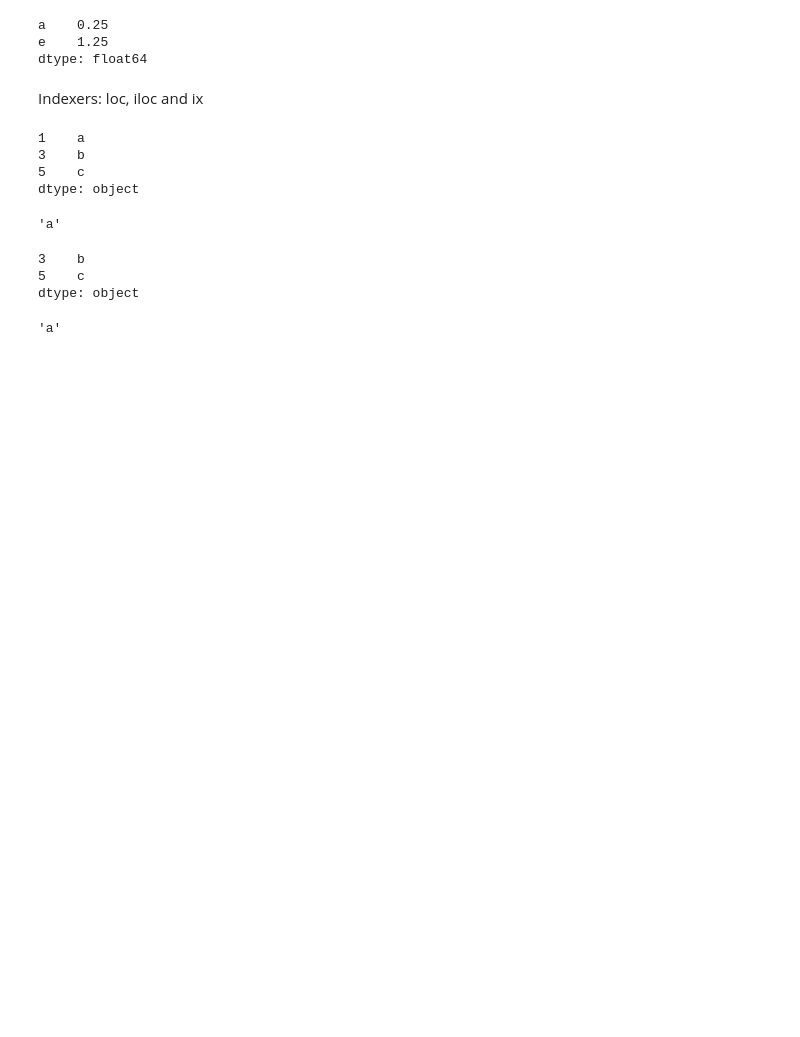
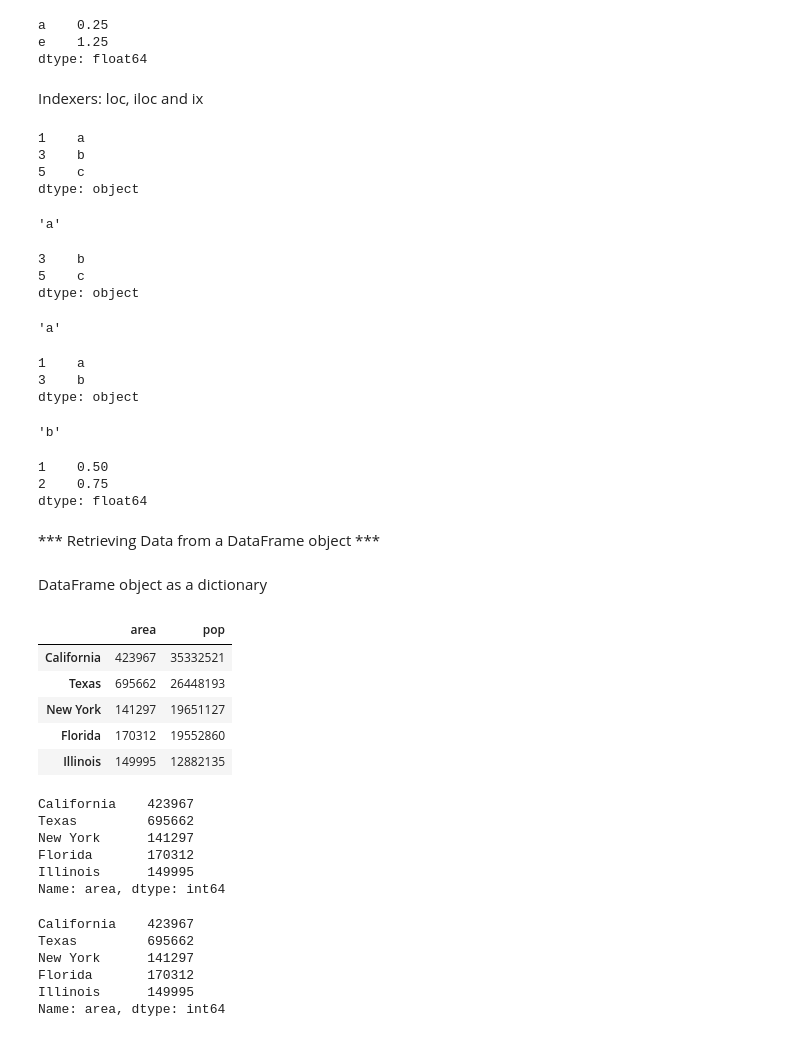
Before and after one commit to SergeiPetroff/iPandas, a Jupyter notebook: x.ipynb, the cells around one changed output. Saved outputs shown, nothing was run; the diff lists cells and outputs as text; code cells hidden in the pictures; blank space fills up the shorter version.

```diff
--- a/x.ipynb
+++ b/x.ipynb
@@ -347,3 +348,63 @@ dtype: object
 data.loc[1]
 # %% [output]
 'a'
+# %%
+data.loc[1: 3]
+# %% [output]
+1    a
+3    b
+dtype: object
+# %%
+data.iloc[1]
+# %% [output]
+'b'
+# %%
+data.iloc[1: 3]
+# %% [output]
+1    0.50
+2    0.75
+dtype: float64
+# %% [markdown]
+*** Retrieving Data from a DataFrame object ***
+# %% [markdown]
+DataFrame object as a dictionary
+# %%
+area = pd.Series({'California': 423967,
+                  'Texas': 695662,
+                  'New York': 141297,
+                  'Florida': 170312,
+                  'Illinois': 149995})
+
+pop =  pd.Series({'California': 35332521,
+                  'Texas': 26448193,
+                  'New York': 19651127,
+                  'Florida': 19552860,
+                  'Illinois': 12882135})
+
+data = pd.DataFrame({'area': area, 'pop': pop})
+data
+# %% [output]
+|  | area | pop |
+| California | 423967 | 35332521 |
+| Texas | 695662 | 26448193 |
+| New York | 141297 | 19651127 |
+| Florida | 170312 | 19552860 |
+| Illinois | 149995 | 12882135 |
+# %%
+data['area']
+# %% [output]
+California    423967
+Texas         695662
+New York      141297
+Florida       170312
+Illinois      149995
+Name: area, dtype: int64
+# %%
+data.area
+# %% [output]
+California    423967
+Texas         695662
+New York      141297
+Florida       170312
+Illinois      149995
+Name: area, dtype: int64
```
Also changed, not shown: parts of 17 cells of this notebook, 1 other file.
